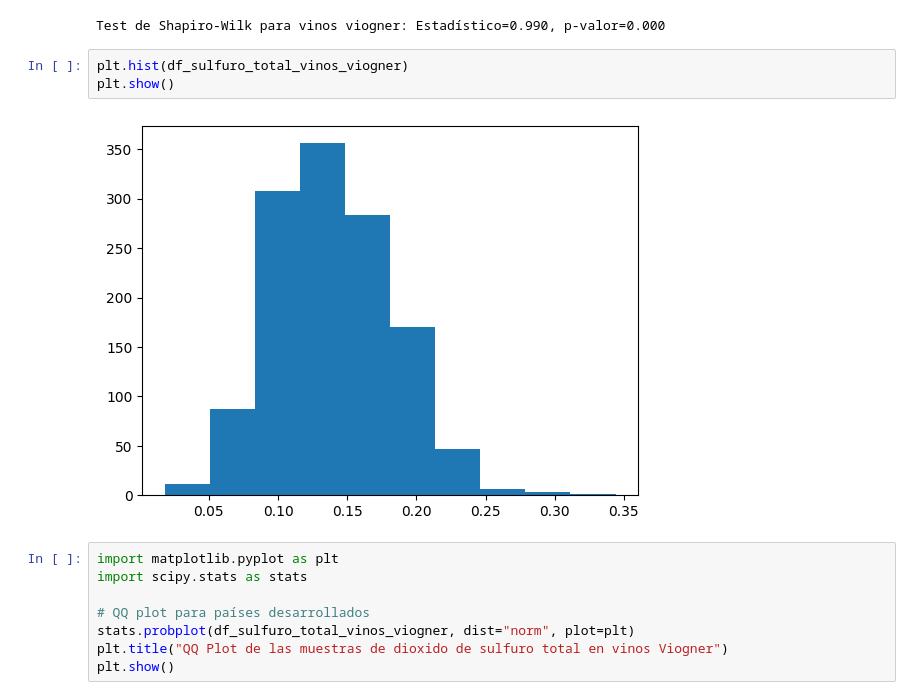
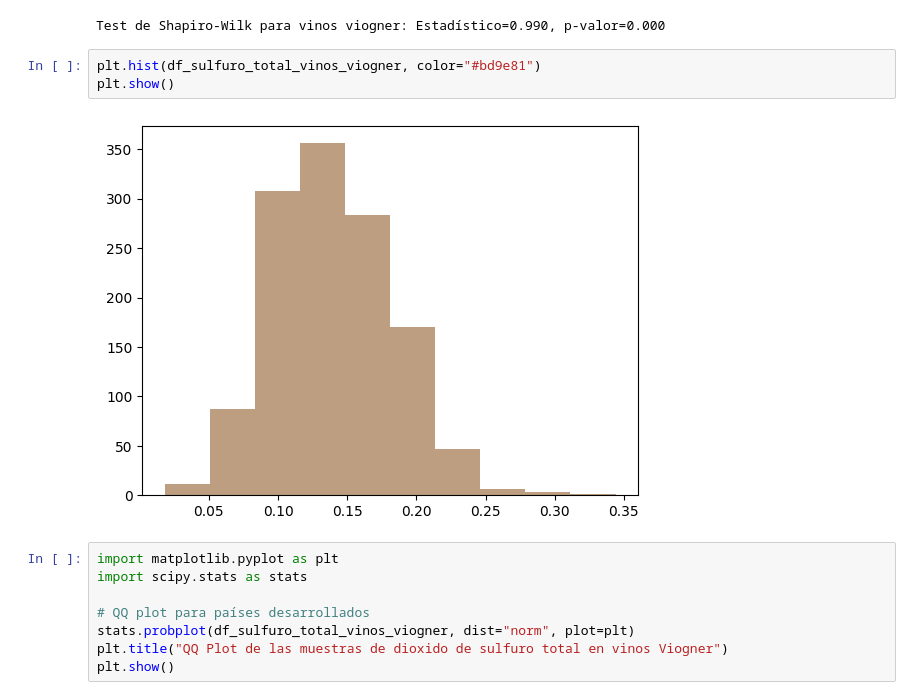
Before and after one commit to abriliglesias/Tp-ciencia-de-datos-, a Jupyter notebook: tpe.ipynb, the cells around one changed output. Saved outputs shown, nothing was run; the diff lists cells and outputs as text.

```diff
--- a/tpe.ipynb
+++ b/tpe.ipynb
@@ -1373,10 +1372,10 @@ print(f"Test de Shapiro-Wilk para vinos viogner: Estadístico={stat:.3f}, p-valo
 # %% [output]
 Test de Shapiro-Wilk para vinos viogner: Estadístico=0.990, p-valor=0.000
 # %%
-plt.hist(df_sulfuro_total_vinos_viogner)
+plt.hist(df_sulfuro_total_vinos_viogner, color="#bd9e81")
 plt.show()
 # %% [output]
-[figure, old version]
+[figure, new version]
 # %%
 import matplotlib.pyplot as plt
 import scipy.stats as stats
```
Also changed, not shown: parts of 9 cells of this notebook.
